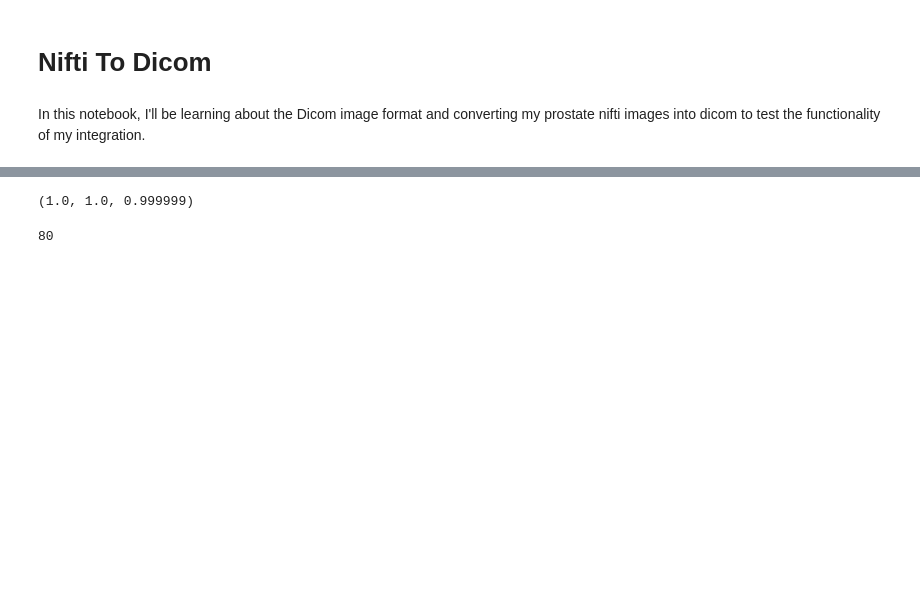
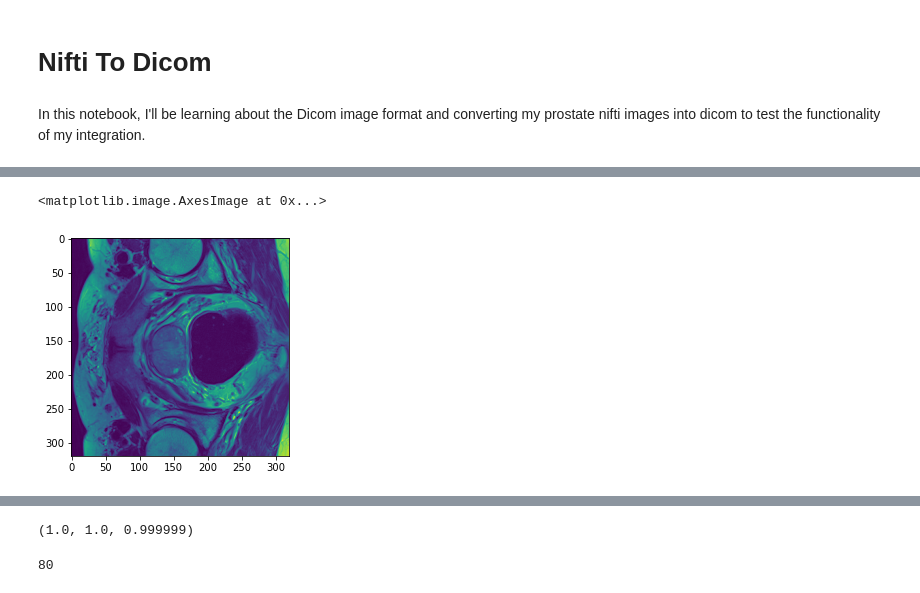
Before and after one commit to jsk0301/kim-papademetris-lab, a Jupyter notebook: arterys/inference-sdk/p1_nifti_to_dicom.ipynb, the cells around one changed output, grey strips where cells are left out. Cells and saved outputs as stored; diff of their text form; code cells hidden in the pictures; blank space fills up the shorter version.

```diff
--- a/arterys/inference-sdk/p1_nifti_to_dicom.ipynb
+++ b/arterys/inference-sdk/p1_nifti_to_dicom.ipynb
@@ -7,3 +7,13 @@ import pydicom
 import SimpleITK as sitk
 import numpy as np
 import nibabel as nib
+# %%
+import os
+import matplotlib.pyplot as plt
+
+image_array = []
+for filename in os.listdir('inference-test-tool/temp'):
+    dcm = pydicom.dcmread('inference-test-tool/temp/' + filename)
+    image_array.append(dcm.pixel_array)
+
+image_np_array = np.array(image_array)
@@ -9,0 +51,5 @@ import nibabel as nib
+# %%
+plt.imshow(np.transpose(image_np_array)[:, :, 8])
+# %% [output]
+<matplotlib.image.AxesImage at 0x...>
+[figure, added]
```
Also changed, not shown: parts of 7 cells of this notebook, 7 other files.
